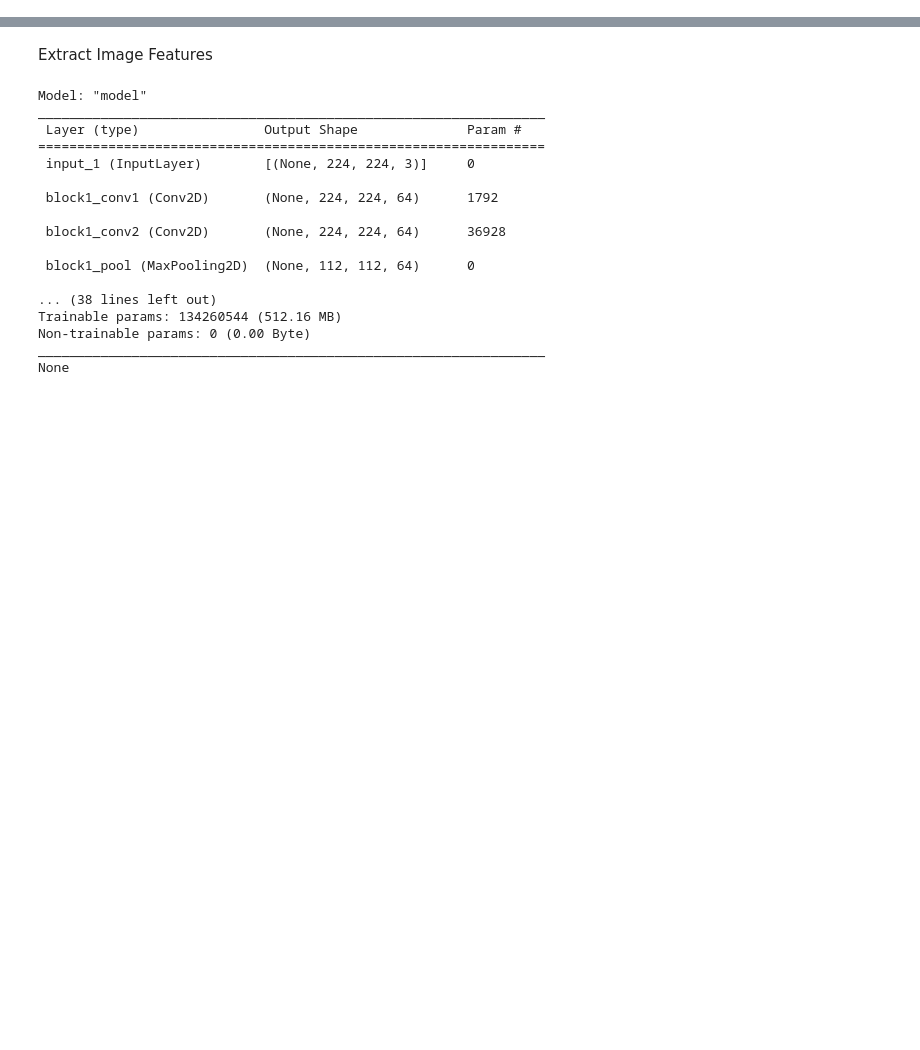
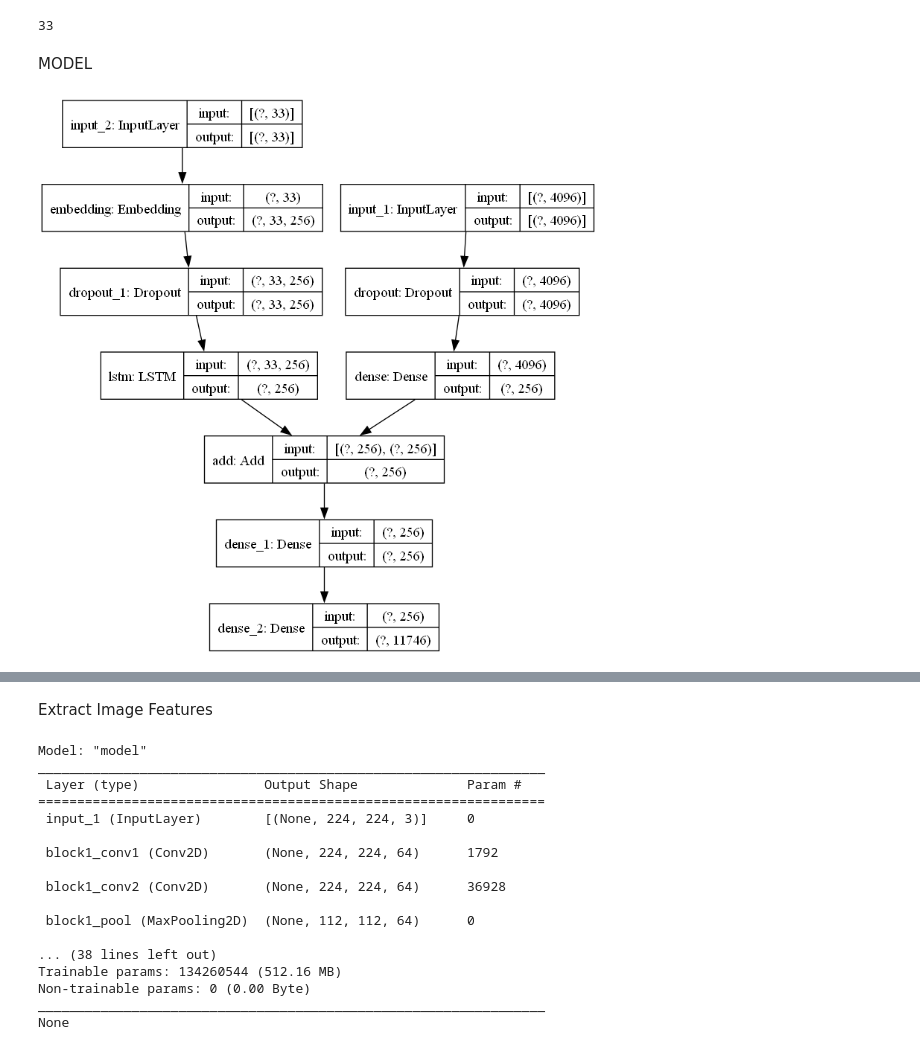
Before and after one commit to shrenisc/ImageCaptioning, a Jupyter notebook: main.ipynb, the cells around one changed output, grey strips where cells are left out. Cells and saved outputs as stored; diff of their text form; code cells hidden in the pictures; blank space fills up the shorter version.

```diff
--- a/main.ipynb
+++ b/main.ipynb
@@ -16,0 +45,6 @@ WORKING_DIR='./'
+# %%
+# get max length of caption
+max_length=max(len(caption.split()) for caption in all_captions)
+max_length
+# %% [output]
+33
@@ -16,0 +78,28 @@ WORKING_DIR='./'
+# %% [markdown]
+MODEL
+# %%
+# Encoder Model
+# img feature layers
+vocab_size=11746
+inputs1=Input(shape=(4096,))
+fe1=Dropout(0.4)(inputs1)
+fe2=Dense(256,activation='relu')(fe1)
+
+# seq feature layers
+inputs2=Input(shape=(33,))
+se1=Embedding(vocab_size,256,mask_zero=True)(inputs2)
+se2=Dropout(0.4)(se1)
+se3=LSTM(256)(se2)
+
+# Decoder Model
+decoder1=add([fe2,se3])
+decoder2=Dense(256,activation='relu')(decoder1)
+outputs=Dense(vocab_size,activation='softmax')(decoder2)
+
+model =Model(inputs=[inputs1,inputs2],outputs=outputs)
+model.compile(loss='categorical_crossentropy',optimizer='adam')
+
+# plot
+plot_model(model,show_shapes=True)
+# %% [output]
+[figure]
```
Also changed, not shown: parts of 32 cells of this notebook, 6 other files.
